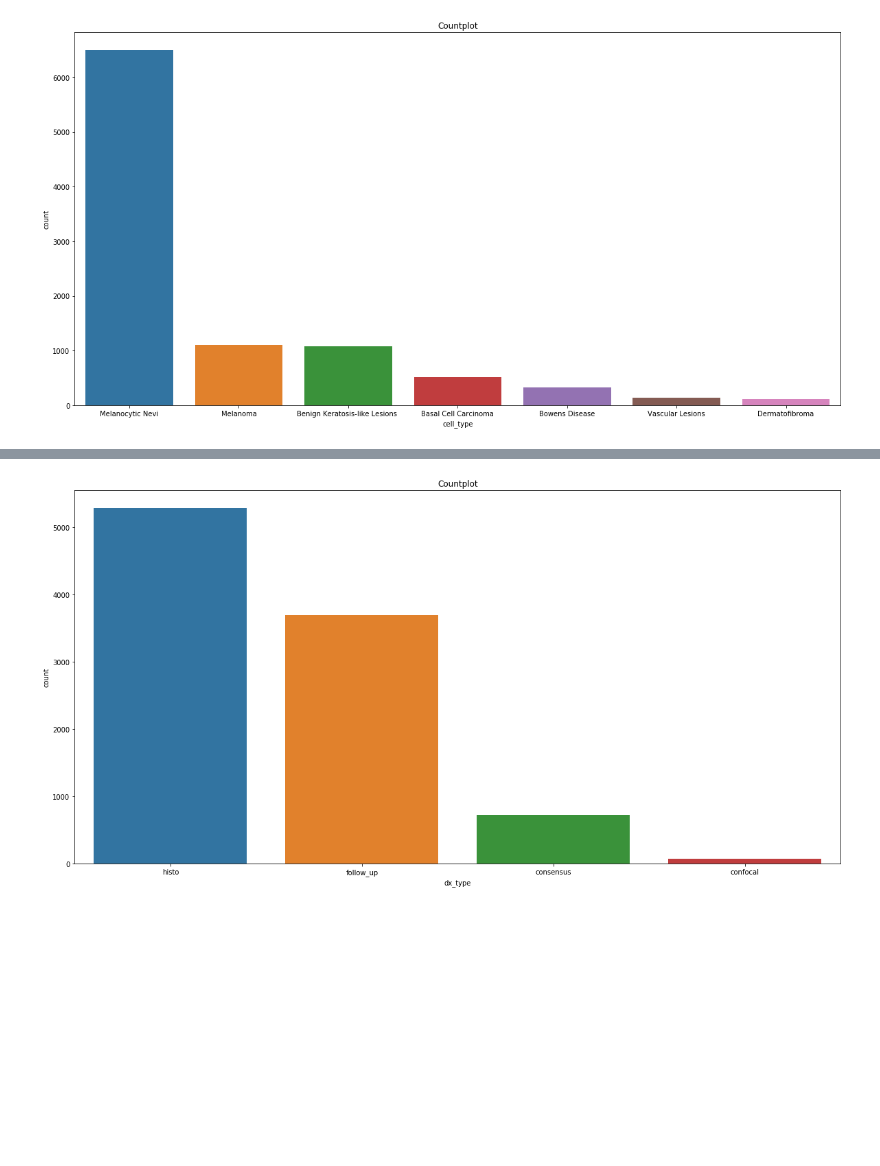
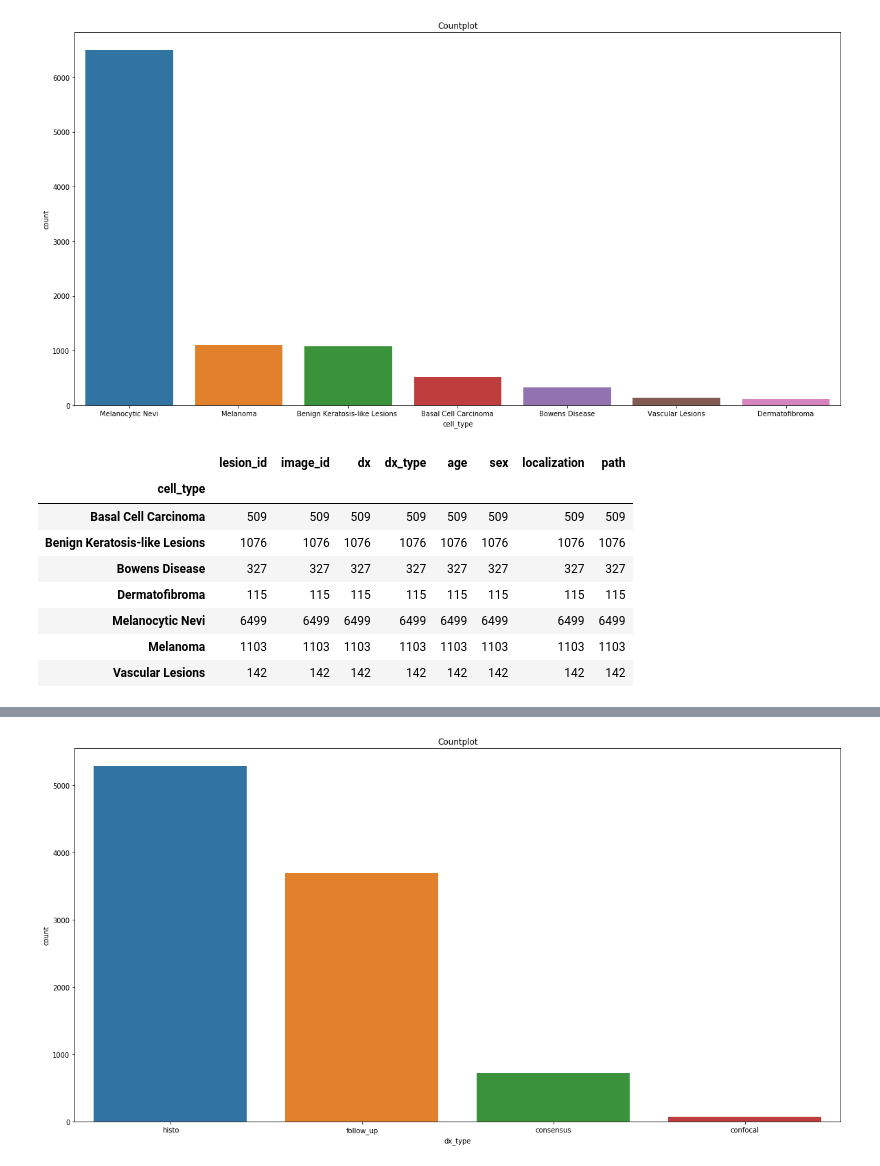
Before and after one commit to b-scott/Machine-Learning-Extended-Technical-Project, a Jupyter notebook: mletp/src/MachineLearningCode.ipynb, the cells around one changed output, grey strips where cells are left out. Cells and saved outputs as stored; diff of their text form; code cells hidden in the pictures; blank space fills up the shorter version.

```diff
--- a/mletp/src/MachineLearningCode.ipynb
+++ b/mletp/src/MachineLearningCode.ipynb
@@ -179,3 +205,15 @@ plt.title("Countplot")
 plt.show()
 # %% [output]
 [figure]
+# %%
+metadata_df.groupby('cell_type').count()
+# %% [output]
+|  | lesion_id | image_id | dx | dx_type | age | sex | localization | path |
+| cell_type |  |  |  |  |  |  |  |  |
+| Basal Cell Carcinoma | 509 | 509 | 509 | 509 | 509 | 509 | 509 | 509 |
+| Benign Keratosis-like Lesions | 1076 | 1076 | 1076 | 1076 | 1076 | 1076 | 1076 | 1076 |
+| Bowens Disease | 327 | 327 | 327 | 327 | 327 | 327 | 327 | 327 |
+| Dermatofibroma | 115 | 115 | 115 | 115 | 115 | 115 | 115 | 115 |
+| Melanocytic Nevi | 6499 | 6499 | 6499 | 6499 | 6499 | 6499 | 6499 | 6499 |
+| Melanoma | 1103 | 1103 | 1103 | 1103 | 1103 | 1103 | 1103 | 1103 |
+| Vascular Lesions | 142 | 142 | 142 | 142 | 142 | 142 | 142 | 142 |
```
Also changed, not shown: parts of 30 cells of this notebook, 1 other file.
